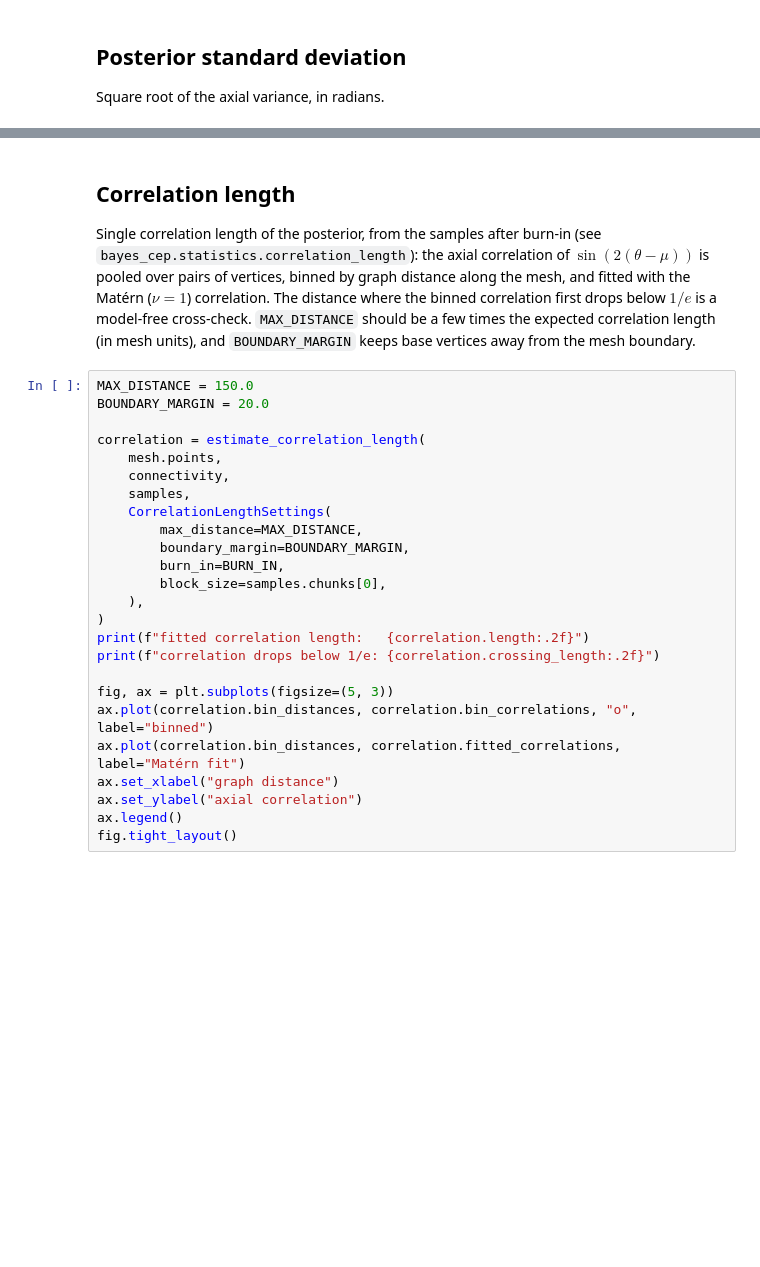
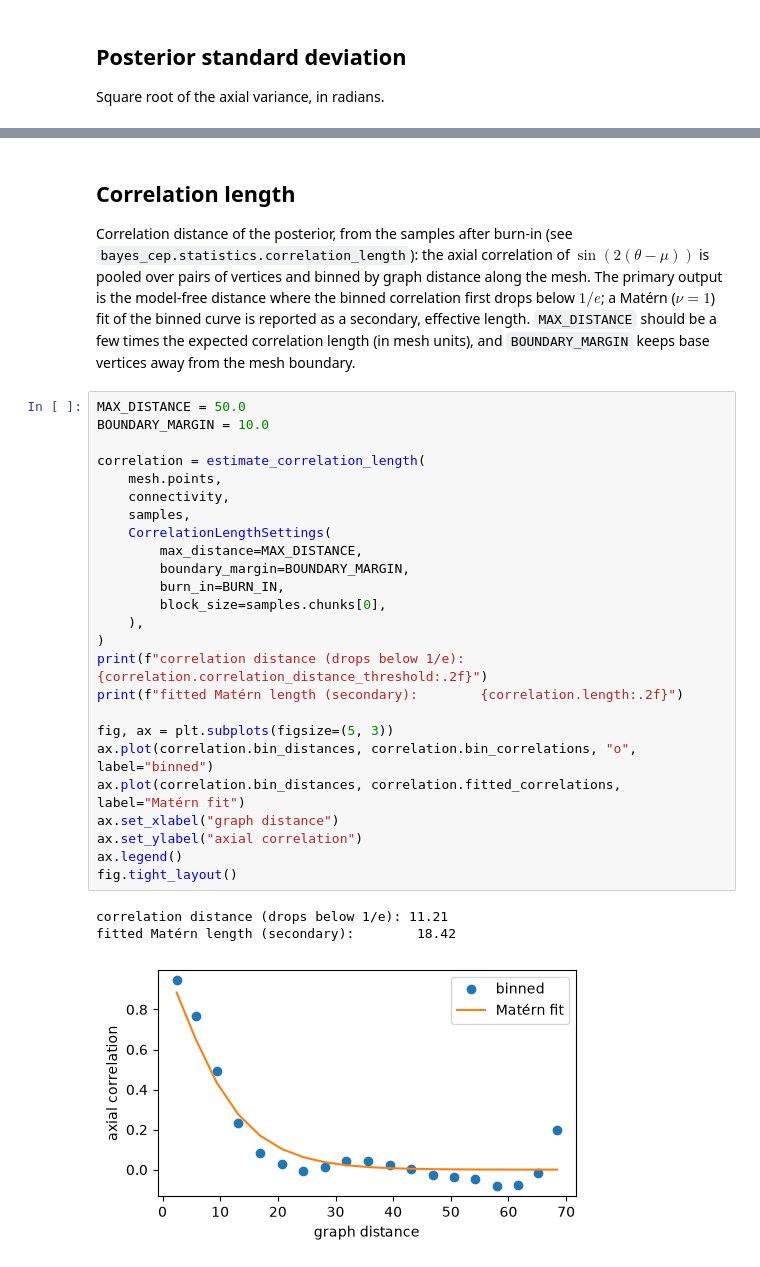
Before and after one commit to maximilian-kruse/bayes-cep, a Jupyter notebook: notebooks/mcmc.ipynb, the cells around one changed output, grey strips where cells are left out. Cells and saved outputs as stored; diff of their text form; blank space fills up the shorter version.

Commit message:
chore: change correlation length settings

```diff
--- a/notebooks/mcmc.ipynb
+++ b/notebooks/mcmc.ipynb
@@ -227,29 +227,33 @@ Widget(value='<iframe src="http://localhost:34355/index.html?ui=P_0x7f7b41b891d0
 # %% [markdown]
 ## Correlation length
 
-Single correlation length of the posterior, from the samples after burn-in (see `bayes_cep.statistics.correlation_length`): the axial correlation of $\sin(2(\theta - \mu))$ is pooled over pairs of vertices, binned by graph distance along the mesh, and fitted with the Matérn ($\nu = 1$) correlation. The distance where the binned correlation first drops below $1/e$ is a model-free cross-check. `MAX_DISTANCE` should be a few times the expected correlation length (in mesh units), and `BOUNDARY_MARGIN` keeps base vertices away from the mesh boundary.
+Correlation distance of the posterior, from the samples after burn-in (see `bayes_cep.statistics.correlation_length`): the axial correlation of $\sin(2(\theta - \mu))$ is pooled over pairs of vertices and binned by graph distance along the mesh. The primary output is the model-free distance where the binned correlation first drops below $1/e$; a Matérn ($\nu = 1$) fit of the binned curve is reported as a secondary, effective length. `MAX_DISTANCE` should be a few times the expected correlation length (in mesh units), and `BOUNDARY_MARGIN` keeps base vertices away from the mesh boundary.
 # %%
-MAX_DISTANCE = 150.0
-BOUNDARY_MARGIN = 20.0
+MAX_DISTANCE = 50.0
+BOUNDARY_MARGIN = 10.0
 
 correlation = estimate_correlation_length(
     mesh.points,
     connectivity,
     samples,
     CorrelationLengthSettings(
         max_distance=MAX_DISTANCE,
         boundary_margin=BOUNDARY_MARGIN,
         burn_in=BURN_IN,
         block_size=samples.chunks[0],
     ),
 )
-print(f"fitted correlation length:   {correlation.length:.2f}")
-print(f"correlation drops below 1/e: {correlation.crossing_length:.2f}")
+print(f"correlation distance (drops below 1/e): {correlation.correlation_distance_threshold:.2f}")
+print(f"fitted Matérn length (secondary):        {correlation.length:.2f}")
 
 fig, ax = plt.subplots(figsize=(5, 3))
 ax.plot(correlation.bin_distances, correlation.bin_correlations, "o", label="binned")
 ax.plot(correlation.bin_distances, correlation.fitted_correlations, label="Matérn fit")
 ax.set_xlabel("graph distance")
 ax.set_ylabel("axial correlation")
 ax.legend()
 fig.tight_layout()
+# %% [output]
+correlation distance (drops below 1/e): 11.21
+fitted Matérn length (secondary):        18.42
+[figure, added]
```
Also changed, not shown: parts of 6 cells of this notebook, 2 other files.
